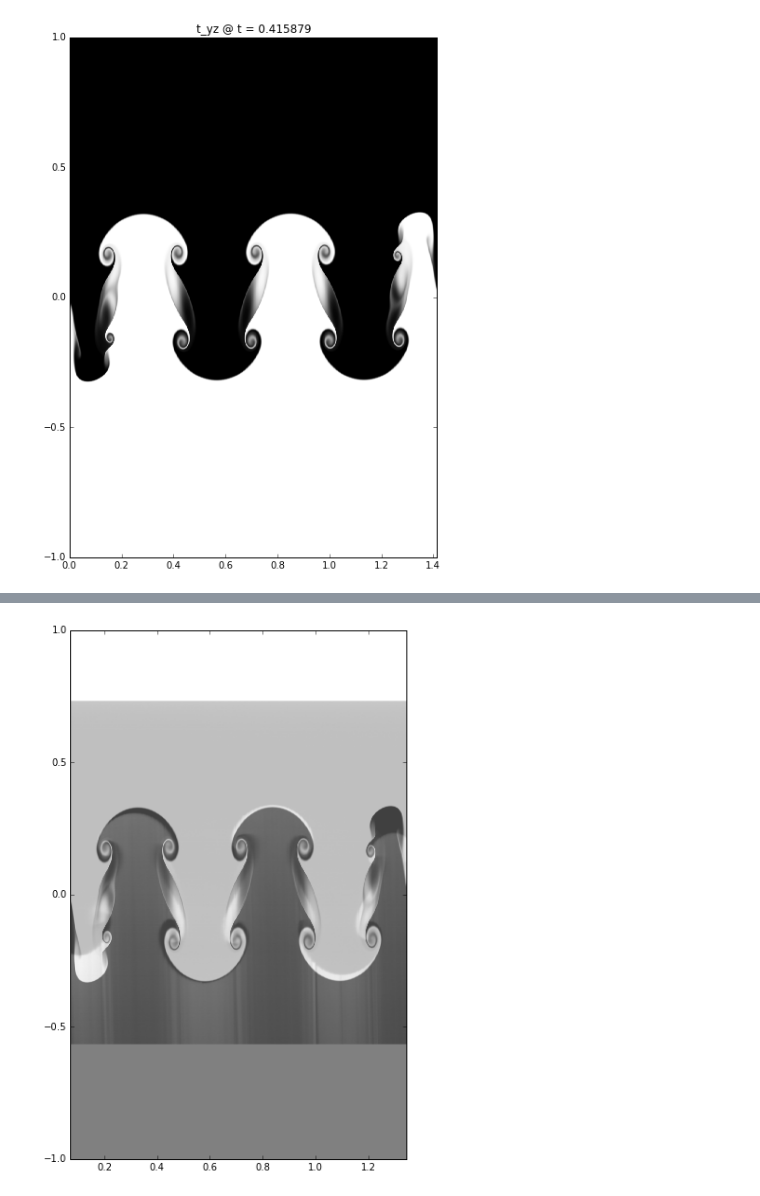
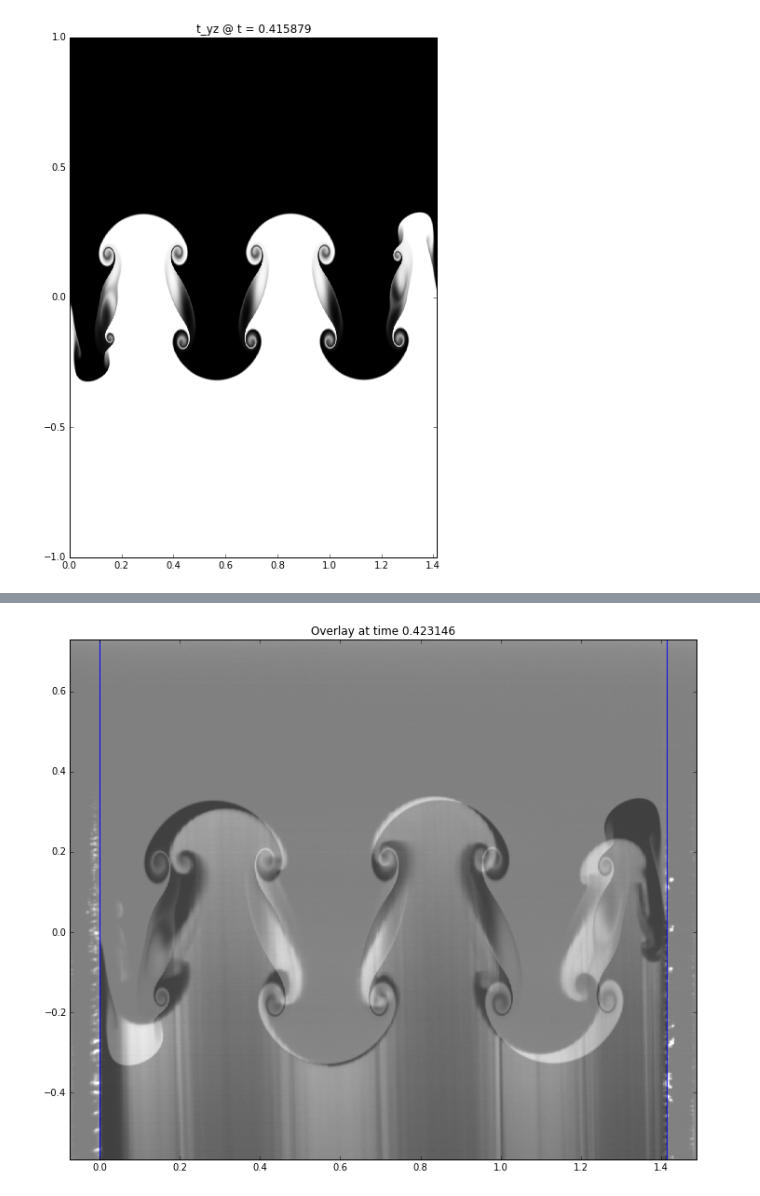
Before and after one commit to maxhutch/thesis-notebooks, a Jupyter notebook: WJ_images.ipynb, the cells around one changed output, grey strips where cells are left out. Cells and saved outputs as stored; diff of their text form; code cells hidden in the pictures.

Commit message:
Reordering plots.

```diff
--- a/WJ_images.ipynb
+++ b/WJ_images.ipynb
@@ -260,33 +269,34 @@ plt.savefig('t_yz_time_416.tiff')
 # %%
 from PIL import Image
 T = T = wsc[:,'frame'].keys()[-1]
 im = Image.open('waves_2.5_time_380.tif')
 dat = np.array(im)
 aspect = float(dat.shape[1])/dat.shape[0]
 width = np.sqrt(2)+.15
 shift_x = -.075
 shift_y = 0.082
 height = width/aspect
 plt.axvline(x=0)
 plt.axvline(x=np.sqrt(2))
-if True:
-    plt.imshow(dat,
-               alpha=.5,
-               extent=[shift_x,           shift_x + width,
-                       shift_y - height/2,shift_y + height/2],
-              )
-scale_x = .9
+scale_x = 1
 if True:
     plt.imshow(wc[T, 't_yz'].transpose(),
                alpha=.5,
                extent=[np.sqrt(2)/2-scale_x*np.sqrt(2)/2,
                        np.sqrt(2)/2+scale_x*np.sqrt(2)/2,-1,1],
                cmap='binary',
                origin='lower',
               )
+if True:
+    plt.imshow(dat,
+               alpha=.5,
+               extent=[shift_x,           shift_x + width,
+                       shift_y - height/2,shift_y + height/2],
+              )
+plt.title("Overlay at time {:f}".format(T))
 plt.savefig('WJ_overlay.tiff')
 # %% [output]
-[figure, old version]
+[figure, new version]
 # %%
 %install_ext http://raw.github.com/jrjohansson/version_information/master/version_information.py
 %load_ext version_information
```
Also changed, not shown: parts of 4 cells of this notebook.
